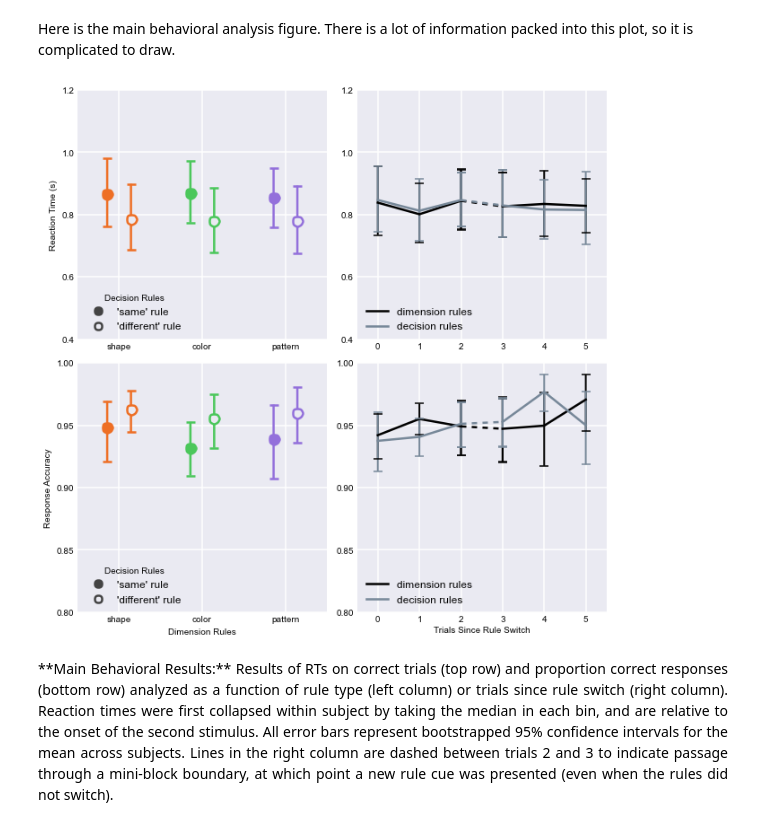
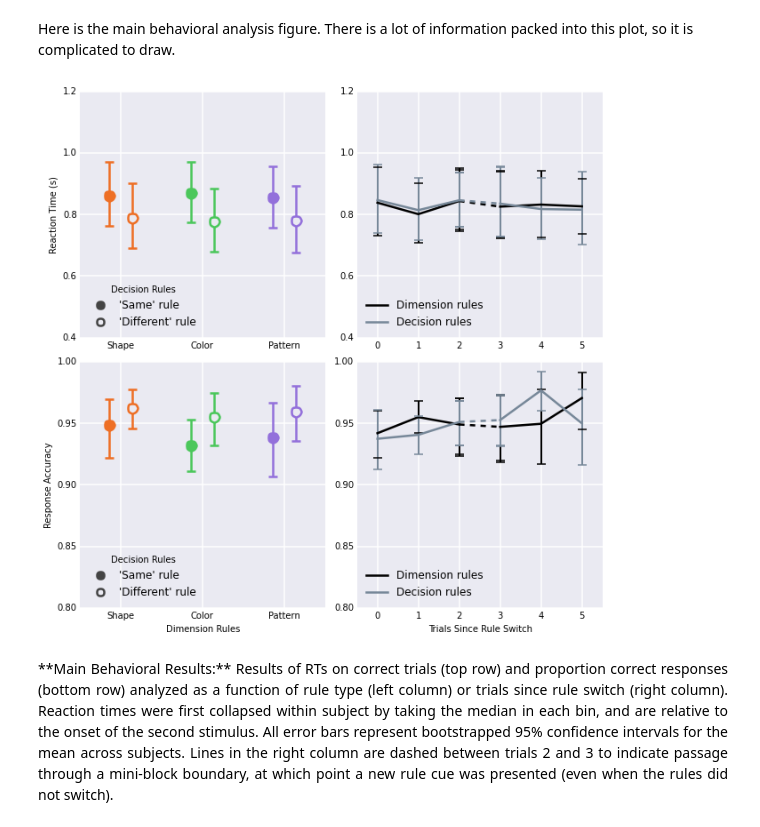
Before and after one commit to WagnerLabPapers/Waskom_JNeurosci_2014, a Jupyter notebook: Main_Analysis.ipynb, the cells around one changed output. Drawn from its saved outputs; the diff is of its cells as text; code cells hidden in the pictures.

```diff
--- a/Main_Analysis.ipynb
+++ b/Main_Analysis.ipynb
@@ -607,7 +619,7 @@ ylims = [[.4, 1.2], [.8, 1]]
 yticks = 5
 err_kws = dict(elinewidth=2, capsize=5, mew=1.5, zorder=2)
 ms, mew, lw, capsize = 11, 2.5, 2.5, 5
-lag_colors = dict(dimension="black", decision="lightslategray")
+lag_colors = dict(Dimension="black", Decision="lightslategray")
 
 # Draw each plot
 f, axes = subplots(2, 2, figsize=(9, 9))
@@ -639,35 +651,35 @@ for i in range(2):
         ax.plot(-1, -1, "o", color="#444444", mec="#444444", ms=ms-3,
                 mfc=["#444444", "none"][j], mew=mew, label="'%s' rule" % rule)
     ax.set_xticks(range(3))
     ax.set_xticklabels(["Shape", "Color", "Pattern"])
 
     # Now do the analysis as a function of rule switching
     for j, ruleset in enumerate(["Dimension", "Decision"]):
         color = lag_colors[ruleset]
-        lag_pivot = pd.pivot_table(dfs[i], measures[i], "subj", ruleset[:3] + "_shift_lag", agg_funcs[i])
+        lag_pivot = pd.pivot_table(dfs[i], measures[i], "subj", ruleset[:3].lower() + "_shift_lag", agg_funcs[i])
         ts_kws =  dict(err_style="ci_bars", color=color, ci=95,
                        lw=lw, err_kws=err_kws, zorder=2, ax=axes[i, 1])
         sns.tsplot([0, 1, 2], lag_pivot.loc[:, :2], **ts_kws)
         sns.tsplot([2, 3], lag_pivot.loc[:, (2, 3)], linestyle="--", **ts_kws)
         sns.tsplot([3, 4, 5], lag_pivot.loc[:, 3:5], label=ruleset + " rules", **ts_kws)
 
     # Finally, iterate through the plots and set more supporting variables
     for j in range(2):
         ax = axes[i, j]
         ax.set_xlim(*xlims[j])
         ax.set_ylim(*ylims[i])
         ax.set_yticks(linspace(*ylims[i] + [yticks]))
         if i:
             ax.set_xlabel(xlabels[j])
         if not j:
             ax.set_ylabel(ylabels[i])
         title = ["Decision Rules", ""][j]
         ax.legend(frameon=False, loc=3, numpoints=1, title=title)
 f.tight_layout()
 f.subplots_adjust(bottom=.08)
 save_figure(f, "figure_2")
 # %% [output]
-[figure, old version]
+[figure, new version]
 # %% [markdown]
 <div style="width:585px;padding-left:120px" align="justify">
 **Main Behavioral Results:** Results of RTs on correct trials (top row) and proportion correct responses (bottom row) analyzed as a function of rule type (left column) or trials since rule switch (right column). Reaction times were first collapsed within subject by taking the median in each bin, and are relative to the onset of the second stimulus. All error bars represent bootstrapped 95% confidence intervals for the mean across subjects. Lines in the right column are dashed between trials 2 and 3 to indicate passage through a mini-block boundary, at which point a new rule cue was presented (even when the rules did not switch).
```
Also changed, not shown: parts of 15 cells of this notebook, 1 other file.
